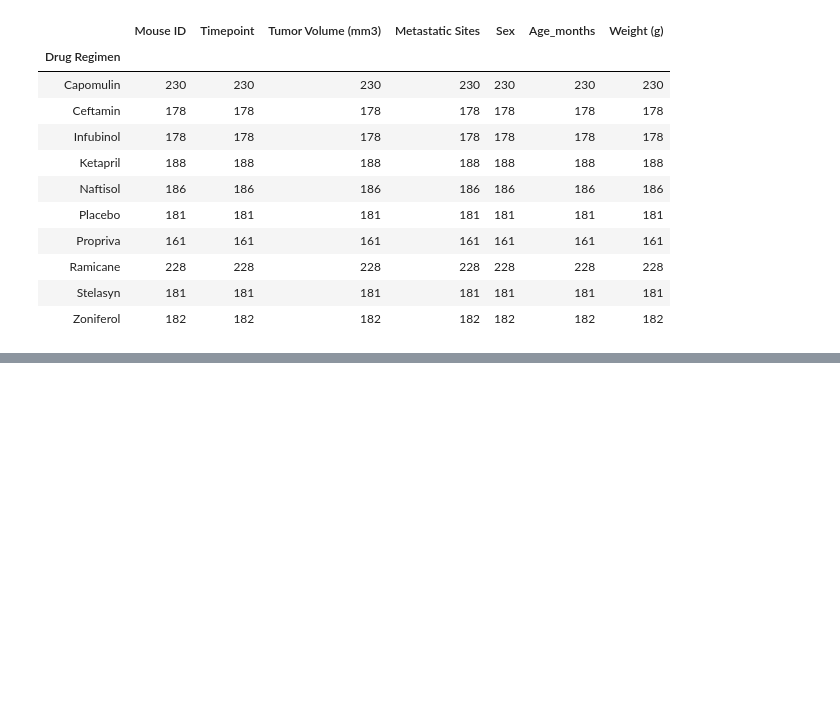
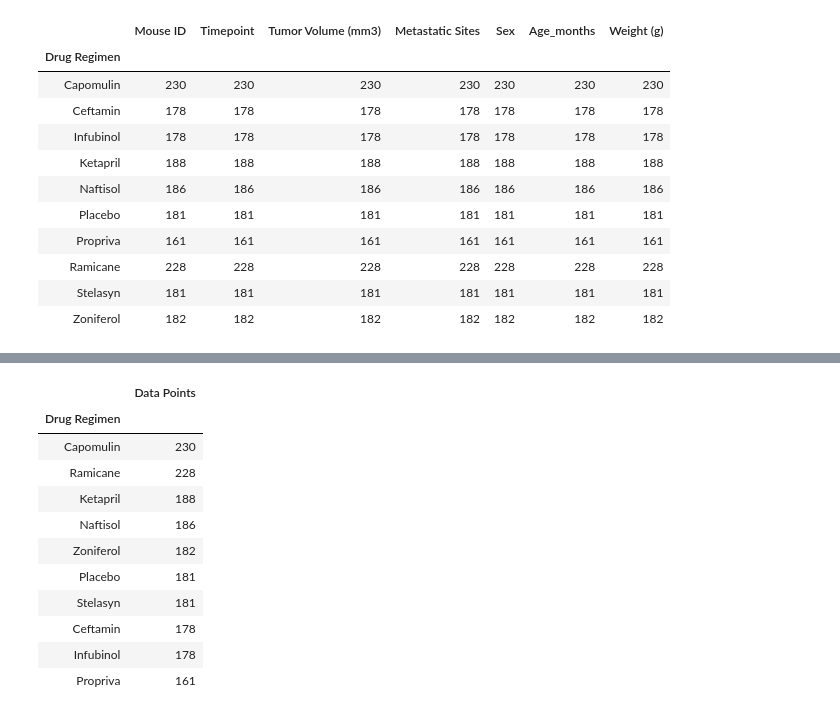
Before and after one commit to maribsoto/MatplotLib-challenge, a Jupyter notebook: Untitled.ipynb, the cells around one changed output, grey strips where cells are left out. Saved outputs shown, nothing was run; the diff lists cells and outputs as text; code cells hidden in the pictures; blank space fills up the shorter version.

```diff
--- a/Untitled.ipynb
+++ b/Untitled.ipynb
@@ -94,0 +109,21 @@ TypeError: 'Series' objects are mutable, thus they cannot be hashed
+# %%
+# Generate a bar plot showing number of data points for each treatment regimen using pandas
+
+count = group_data_df["Tumor Volume (mm3)"].count()
+
+treat_reg_df = pd.DataFrame({"Data Points":count})
+treat_sorted_df = treat_reg_df.sort_values("Data Points", ascending=False)
+treat_sorted_df
+# %% [output]
+|  | Data Points |
+| Drug Regimen |  |
+| Capomulin | 230 |
+| Ramicane | 228 |
+| Ketapril | 188 |
+| Naftisol | 186 |
+| Zoniferol | 182 |
+| Placebo | 181 |
+| Stelasyn | 181 |
+| Ceftamin | 178 |
+| Infubinol | 178 |
+| Propriva | 161 |
```
Also changed, not shown: parts of 4 cells of this notebook.
